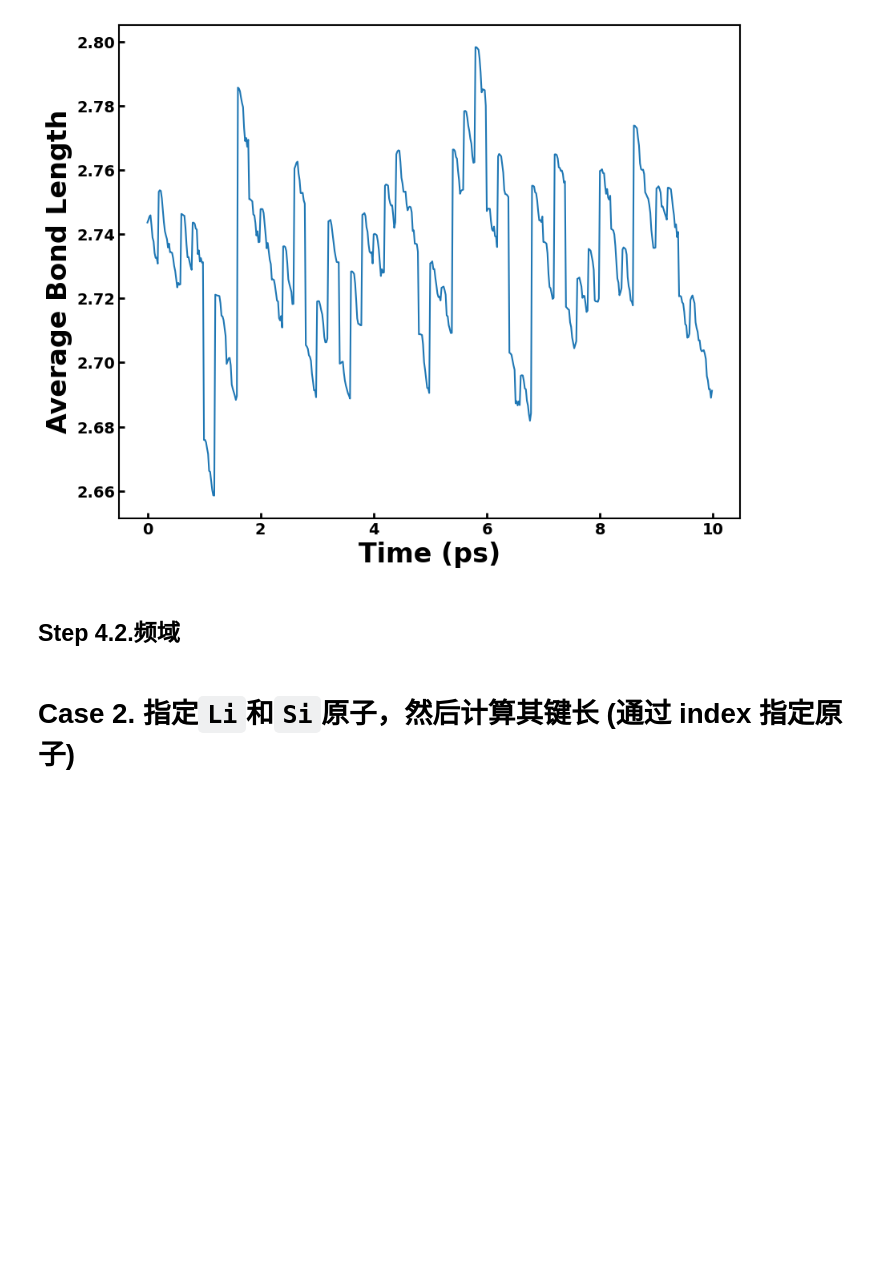
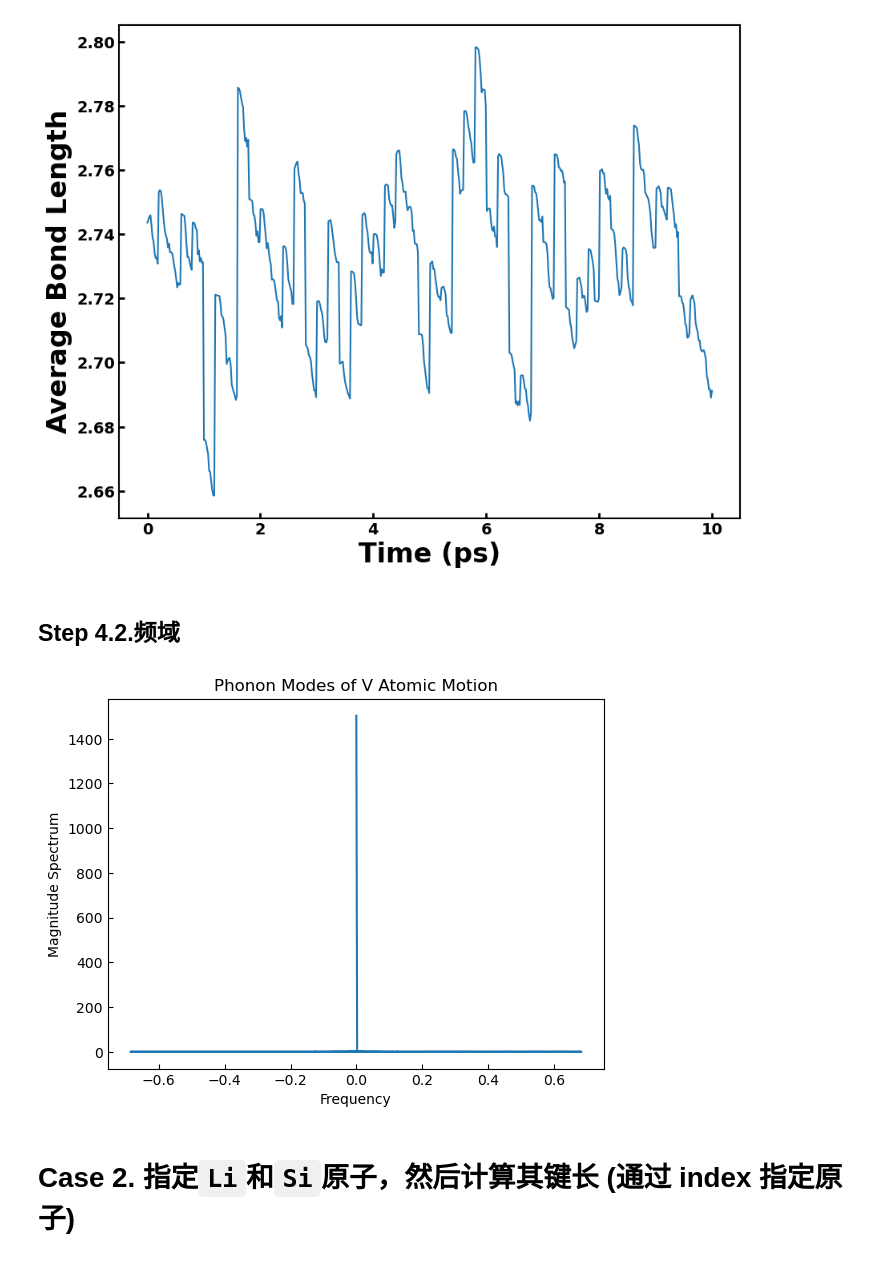
Before and after one commit to lhycms/MaterSDK, a Jupyter notebook: demo/toolkit/pwmat/bondfft.ipynb, the cells around one changed output. Drawn from its saved outputs; the diff is of its cells as text; code cells hidden in the pictures; blank space fills up the shorter version.

```diff
--- a/demo/toolkit/pwmat/bondfft.ipynb
+++ b/demo/toolkit/pwmat/bondfft.ipynb
@@ -27,7 +27,9 @@ element_2 = "Si"
 
 cutoff = 3.2
 
-tot_running_time = 10   # 单位: ps
+tot_running_time = 4000   # 单位: fs
+num_steps = 550
+times_lst = np.linspace(0, tot_running_time, num_steps)
 # %% [markdown]
 ## Step 2. 查看 MOVEMENT 的信息
 # %%
@@ -63,11 +65,6 @@ avgbond = AvgBond(
 ### Step 3.2. 计算所有构型的 element_1 和 element_2 的平均键长
 ### Note: 当MOVEMENT结构较多时，这一步比较耗时！
 frame_avg_bonds_array = avgbond.get_frames_avg_bond()
-# %%
-### Step 3.3. 获取时间坐标
-steps_lst = [*(range(len(frame_avg_bonds_array)))]
-times_lst = [tmp_step*tot_running_time/len(steps_lst) for tmp_step in steps_lst]
-#frame_avg_bonds_lst
 # %% [markdown]
 # 4. 绘制图像
 # %% [markdown]
@@ -118,10 +115,21 @@ plot_time(times_lst, frame_avg_bonds_array)
 # %%
 from scipy.fft import fft
 
-fft_bonds = fft(frame_avg_bonds_array)
-magnitudes = np.abs(fft_bonds)
-sampling_rate = 1  # Assuming the data is sampled at 1 unit per sample
-frequencies = np.fft.fftfreq(fft_bonds.size, d=1/sampling_rate)
+# 1. Perform the FFT using the fft function
+fft_results = fft(frame_avg_bonds_array)
+# 2. Calculate the magnitudes of the FFT coefficients:
+magnitudes = np.abs(fft_results)
+sampling_rate = 1 / ((times_lst[1] - times_lst[0]) * 10E-15)  # Assuming the data is sampled at 1 unit per sample
+frequencies = np.fft.fftfreq(len(fft_results), d=1/sampling_rate)
+frequencies_thz = frequencies / 10E12
+# %%
+plt.plot(frequencies_thz, magnitudes)
+plt.xlabel('Frequency')
+plt.ylabel('Magnitude Spectrum')
+plt.title('Phonon Modes of V Atomic Motion')
+plt.show()
+# %% [output]
+[figure, added]
 # %% [markdown]
 # Case 2. 指定`Li`和`Si`原子，然后计算其键长 (通过 index 指定原子)
 # %% [markdown]
```
